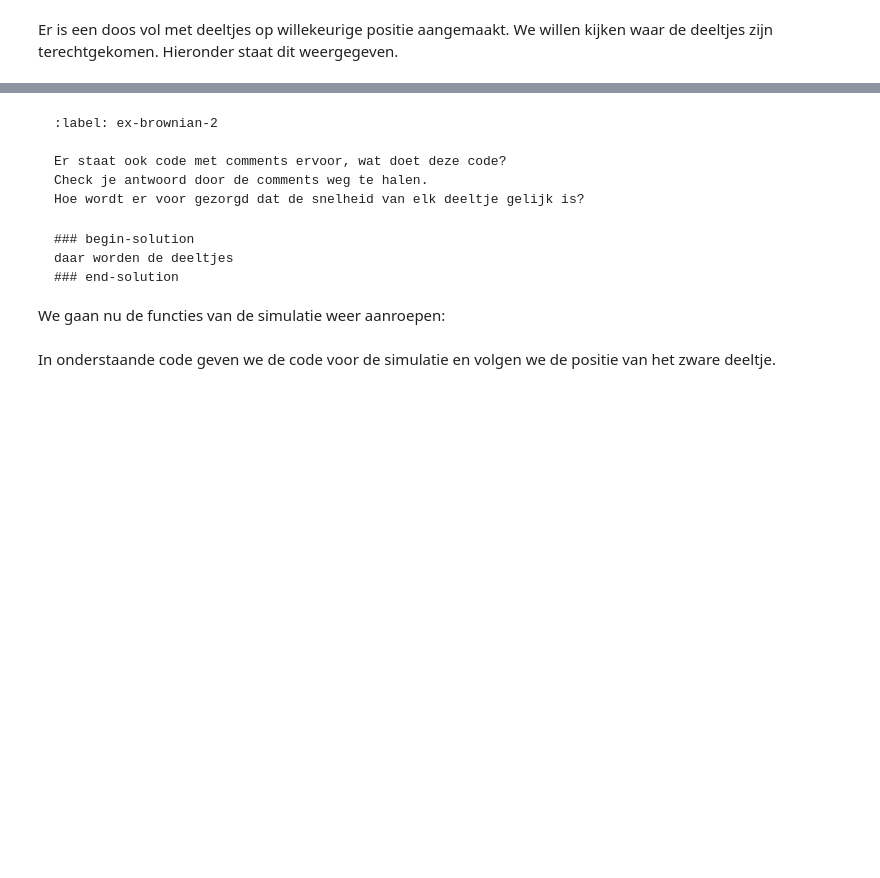
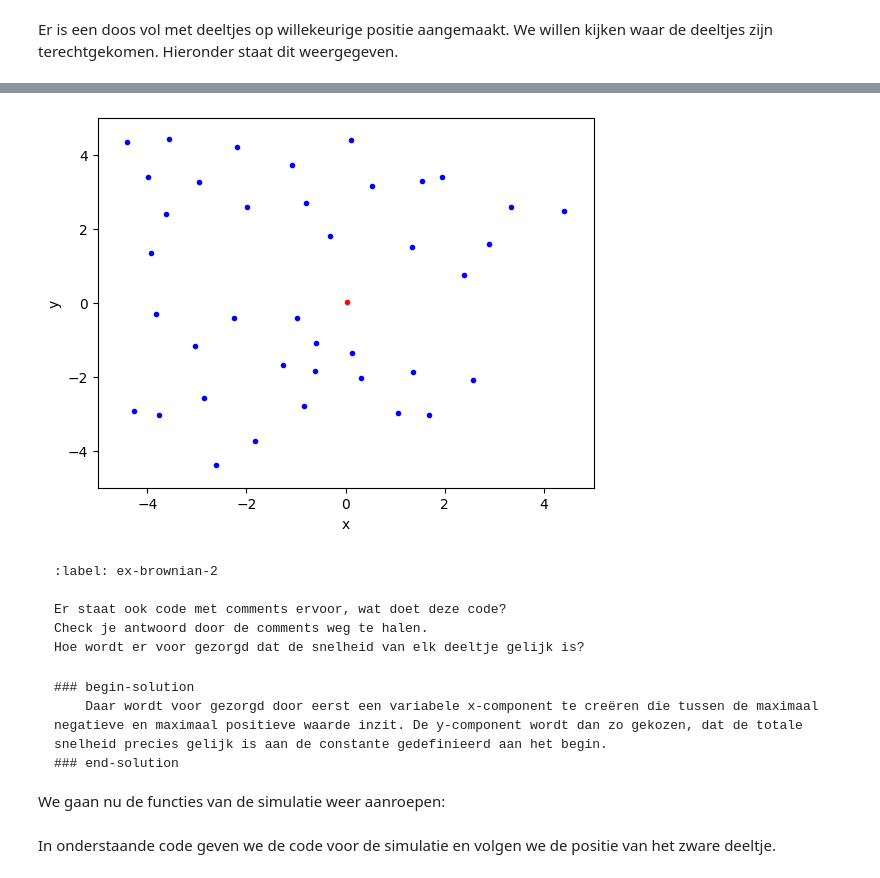
Before and after one commit to Contemporary-Physicslab/PySim, a Jupyter notebook: book/Q2/4_brownianmotion.ipynb, the cells around one changed output, grey strips where cells are left out. Drawn from its saved outputs; the diff is of its cells as text; code cells hidden in the pictures; blank space fills up the shorter version.

````diff
--- a/book/Q2/4_brownianmotion.ipynb
+++ b/book/Q2/4_brownianmotion.ipynb
@@ -27,7 +27,7 @@ class ParticleClass:
         self.m = m
         self.v = np.array(v, dtype=float)
         self.r = np.array(r, dtype=float)
-        self.R = np.array(R, dtype=float)
+        self.R = R
         self.c = c
 
     # Het updaten van de positie, eventueel met zwaartekracht
@@ -109,3 +111,28 @@ plt.show()
+# %%
+for p in particles:
+    p.update_position()    # Update positie
+    p.boxcollision()         # Wandbotsing werkt per deeltje
+
+handle_collisions(particles)
+
+# Inspecteren van beginsituatie
+plt.figure()
+
+plt.xlabel('x')
+plt.ylabel('y')
+
+plt.xlim(-Box_length_0,Box_length_0)
+plt.ylim(-Box_length_0,Box_length_0)
+
+
+for particle, particle_object in enumerate(particles):
+    plt.plot(particle_object.r[0],particle_object.r[1],color=particle_object.c,marker='.')
+    # plt.arrow(particle_object.r[0],particle_object.r[1],
+    #           particle_object.v[0],particle_object.v[1],
+    #           head_width=0.05, head_length=0.1, color='red')
+plt.show()
+# %% [output]
+[figure, added]
 # %% [markdown]
 ```{exercise}
 :label: ex-brownian-2
@@ -117,7 +144,7 @@ Hoe wordt er voor gezorgd dat de snelheid van elk deeltje gelijk is?
 
 ```{solution} ex-brownian-2
 ### begin-solution
-daar worden de deeltjes
+    Daar wordt voor gezorgd door eerst een variabele x-component te creëren die tussen de maximaal negatieve en maximaal positieve waarde inzit. De y-component wordt dan zo gekozen, dat de totale snelheid precies gelijk is aan de constante gedefinieerd aan het begin.
 ### end-solution
 ```
 
````
Also changed, not shown: parts of 5 cells of this notebook.
